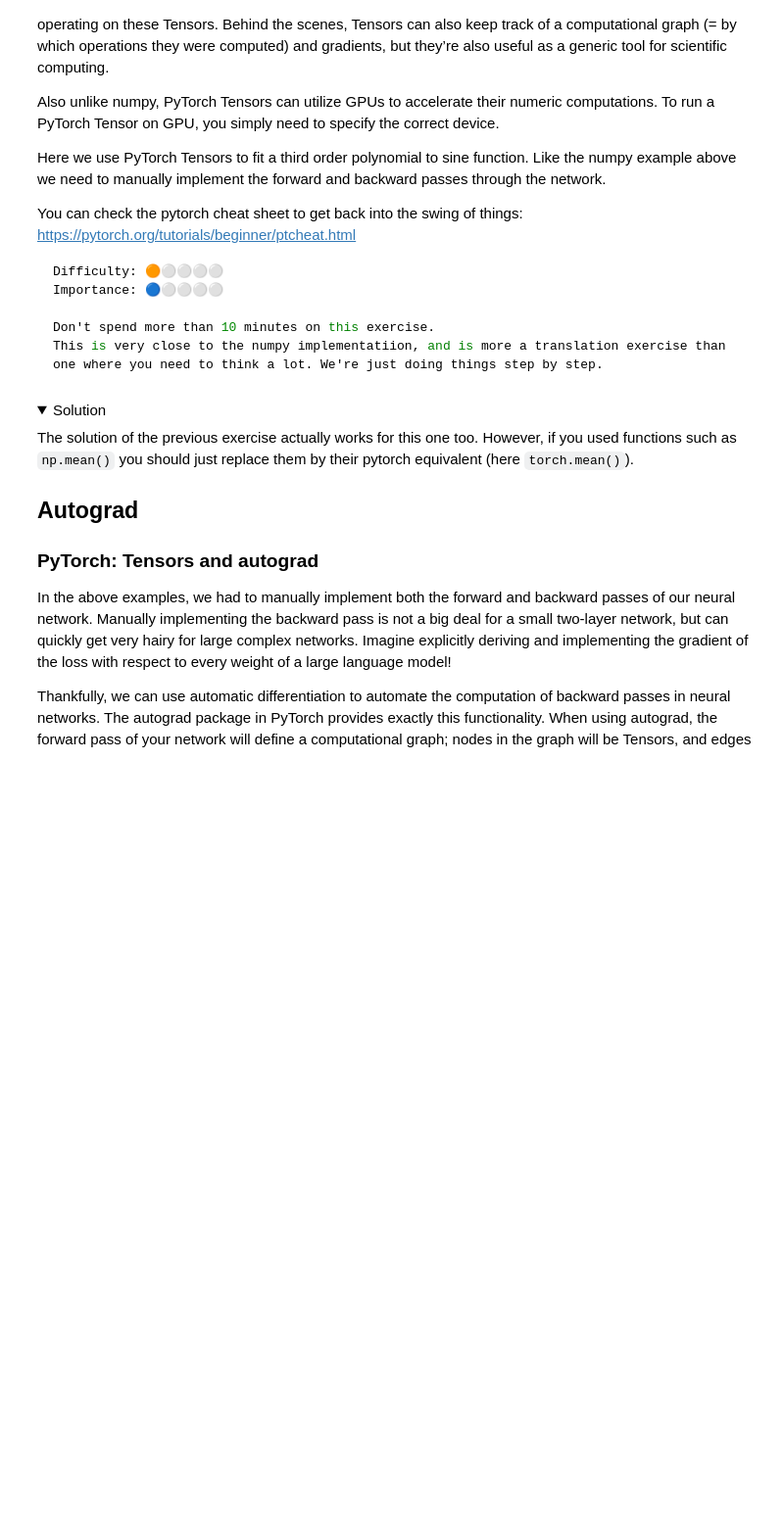
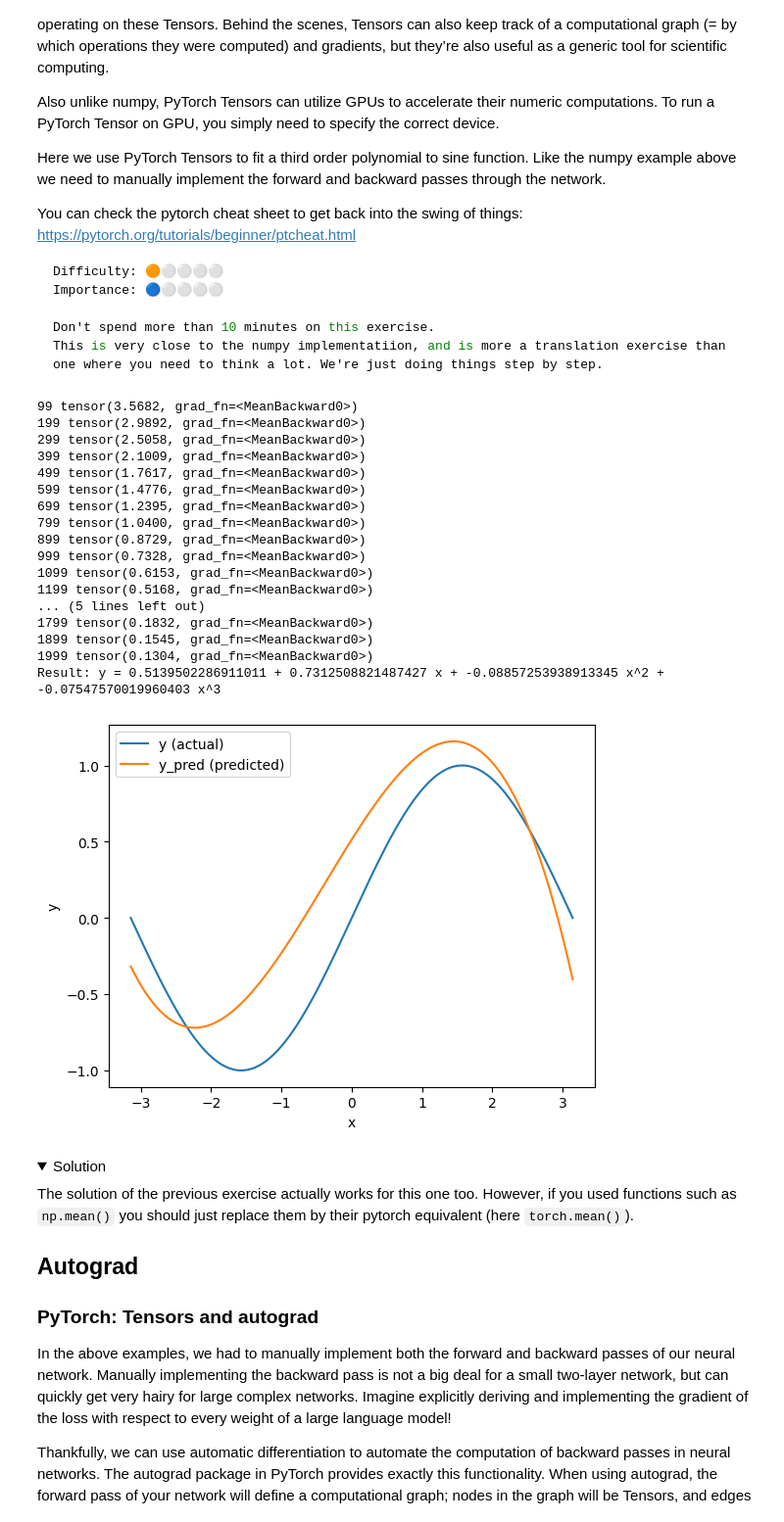
Before and after one commit to Informa-Tiger/AI-verstehen-Winteraka-2024-25, a Jupyter notebook: Hälfte 1/pytorch.ipynb, the cells around one changed output. Shown at 98% size. Drawn from its saved outputs; the diff is of its cells as text; code cells hidden in the pictures; folded sections open; blank space fills up the shorter version.

Commit message:
Fitting sinus using torch (no optimizer)

```diff
--- a/Hälfte 1/pytorch.ipynb
+++ b/Hälfte 1/pytorch.ipynb
@@ -151,45 +151,67 @@ This is very close to the numpy implementatiion, and is more a translation exerc
 # %%
 import torch
 
 
 # Create input and target tensors
 x = torch.linspace(-torch.pi, torch.pi, 1000)
 true_y = torch.sin(x)
 
 # Randomly initialize weights
-a = torch.randn(())
-b = torch.randn(())
-c = torch.randn(())
-d = torch.randn(())
+a = torch.randn((),requires_grad=True)
+b = torch.randn((),requires_grad=True)
+c = torch.randn((),requires_grad=True)
+d = torch.randn((),requires_grad=True)
 
 learning_rate = 1e-3
 epochs = 2000
 for t in range(epochs):
     # Forward pass: compute predicted y
-    predicted_y = ...
+    predicted_y = a + b*x + c*x**2 + d*x**3
 
     # Compute and print loss
-    loss = ...
+    loss = torch.mean((predicted_y - true_y)**2)
     if t % 100 == 99:
         print(t, loss)
 
     # Backprop to compute gradients of a, b, c, d with respect to loss
-    grad_a = ...
-    grad_b = ...
-    grad_c = ...
-    grad_d = ...
+    loss.backward()
+    grad_a = a.grad
+    grad_b = b.grad
+    grad_c = c.grad
+    grad_d = d.grad
 
     # Update weights using gradient descent
-    a -= ...
-    b -= ...
-    c -= ...
-    d -= ...
+    with torch.no_grad():
+      a -= grad_a * learning_rate
+      b -= grad_b * learning_rate
+      c -= grad_c * learning_rate
+      d -= grad_d * learning_rate
+      a.grad = b.grad = c.grad = d.grad = None
 
 
 print(f"Result: y = {a.item()} + {b.item()} x + {c.item()} x^2 + {d.item()} x^3")
 
 # Check with the plot!
-plot(predicted_y, true_y, x)
+plot(predicted_y.detach().numpy(), true_y.detach().numpy(), x.detach().numpy())
+# %% [output]
+99 tensor(3.5682, grad_fn=<MeanBackward0>)
+199 tensor(2.9892, grad_fn=<MeanBackward0>)
+299 tensor(2.5058, grad_fn=<MeanBackward0>)
+399 tensor(2.1009, grad_fn=<MeanBackward0>)
+499 tensor(1.7617, grad_fn=<MeanBackward0>)
+599 tensor(1.4776, grad_fn=<MeanBackward0>)
+699 tensor(1.2395, grad_fn=<MeanBackward0>)
+799 tensor(1.0400, grad_fn=<MeanBackward0>)
+899 tensor(0.8729, grad_fn=<MeanBackward0>)
+999 tensor(0.7328, grad_fn=<MeanBackward0>)
+1099 tensor(0.6153, grad_fn=<MeanBackward0>)
+1199 tensor(0.5168, grad_fn=<MeanBackward0>)
+... (5 lines left out)
+1799 tensor(0.1832, grad_fn=<MeanBackward0>)
+1899 tensor(0.1545, grad_fn=<MeanBackward0>)
+1999 tensor(0.1304, grad_fn=<MeanBackward0>)
+Result: y = 0.5139502286911011 + 0.7312508821487427 x + -0.08857253938913345 x^2 + -0.07547570019960403 x^3
+[figure, added]
 # %% [markdown]
 <details>
 <summary>Solution</summary>
```
